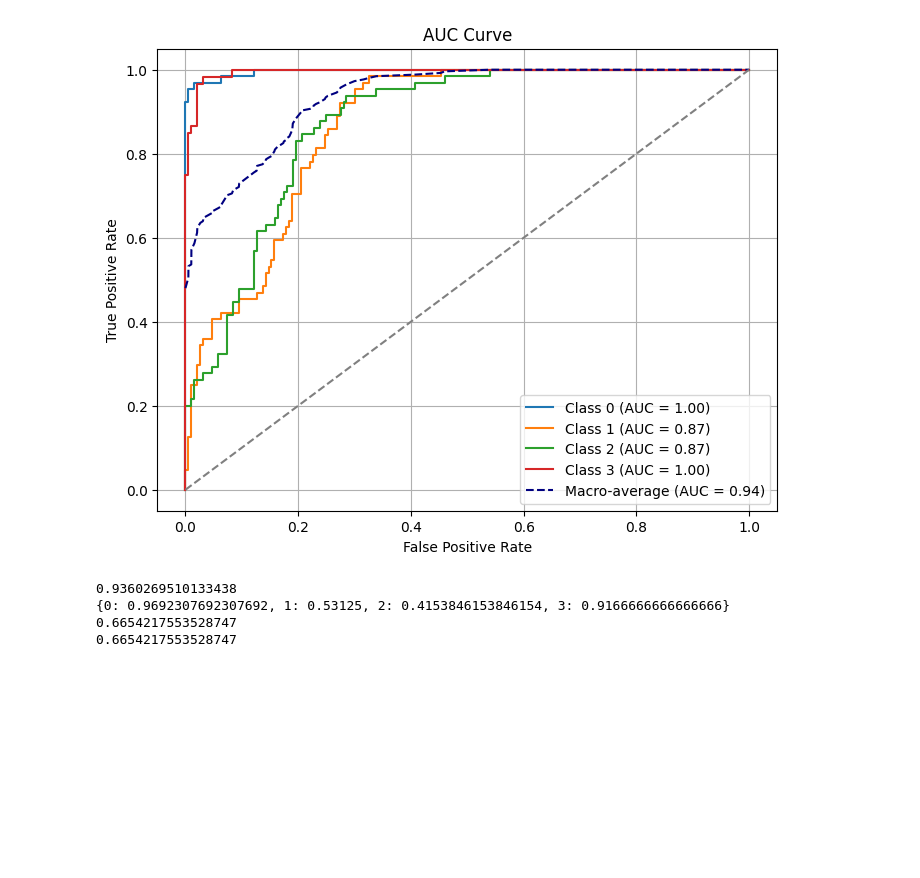
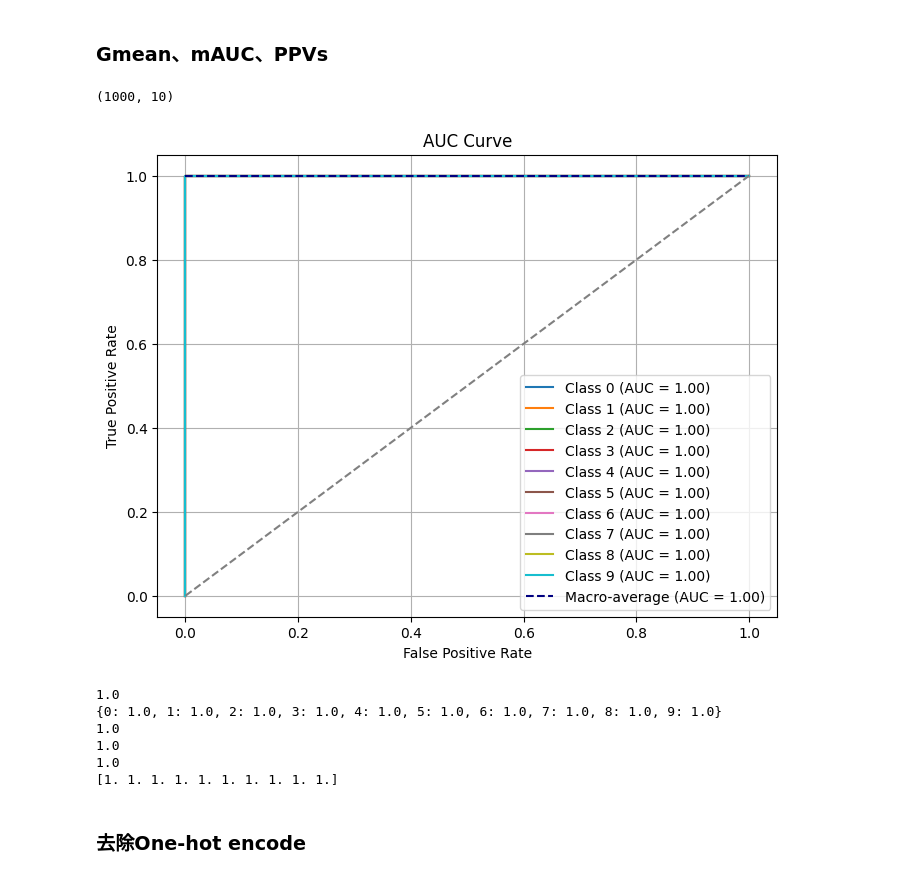
Before and after one commit to zhaishichao/InstanceSelection, a Jupyter notebook: testbeb/auc.ipynb, the cells around one changed output. Cells and saved outputs as stored; diff of their text form; code cells hidden in the pictures; blank space fills up the shorter version.

Commit message:
适应度评价修改为：Gmean、mAUC

```diff
--- a/testbeb/auc.ipynb
+++ b/testbeb/auc.ipynb
@@ -113,17 +98,18 @@ TypeError: missing a required argument: 'y_true'
+# %% [markdown]
+### Gmean、mAUC、PPVs
 # %%
 from scipy.stats import gmean
 from sklearn.datasets import load_iris
 from sklearn.model_selection import train_test_split
 from sklearn.preprocessing import StandardScaler, OneHotEncoder
 from sklearn.neural_network import MLPClassifier
-from sklearn.metrics import roc_auc_score, roc_curve, auc
+from sklearn.metrics import roc_auc_score, roc_curve, auc, precision_score,accuracy_score
 import numpy as np
 import matplotlib.pyplot as plt
 
-# Load iris dataset
 ################################################################加载数据集################################################
 # 数据集
-mat_data = sio.loadmat('../data/dataset/Vehicle.mat')
+mat_data = sio.loadmat('../data/dataset/LedDisplay.mat')
 # 提取变量
 dataset_x = mat_data['X']
 dataset_y = mat_data['Y'][:, 0]  # mat_data['Y']得到的形状为[n,1]，通过[:,0]，得到形状[n,]
@@ -131,7 +117,7 @@ dataset_y = mat_data['Y'][:, 0]  # mat_data['Y']得到的形状为[n,1]，通过
 # One-hot encode target variable
 encoder = OneHotEncoder(sparse_output=False)
 y_onehot = encoder.fit_transform(dataset_y.reshape(-1, 1))
-
+print(y_onehot.shape)
 # Split the dataset into training and testing sets
 X_train, X_test, y_train, y_test = train_test_split(dataset_x, y_onehot, test_size=0.3, random_state=42, stratify=dataset_y)
 
@@ -147,14 +133,23 @@ mlp.fit(X_train_scaled, y_train)
 # Predict probabilities for the test set
 # 计算m-AUC
 y_pred_proba = mlp.predict_proba(X_test_scaled)
+
+
 # 计算accuracy
 y_pred = mlp.predict(X_test_scaled)
 # Convert one-hot encoded test labels back to single class labels
 y_test_labels = np.argmax(y_test, axis=1)
 y_pred_labels = np.argmax(y_pred, axis=1)
+
+
+# 计算每个类别的 Precision
+class_precisions = precision_score(y_test_labels, y_pred_labels, average=None)
+
+
 class_accuracies = {}
 for class_label in np.unique(y_test_labels):
     indices = (y_test_labels == class_label)
+
     class_accuracies[class_label] = accuracy_score(y_test_labels[indices], y_pred_labels[indices])
 # Compute AUC for each class
 fpr = {}
@@ -171,35 +166,43 @@ mean_tpr = np.zeros_like(all_fpr)
 for i in range(y_onehot.shape[1]):
     mean_tpr += np.interp(all_fpr, fpr[i], tpr[i])
 mean_tpr /= y_onehot.shape[1]
 macro_auc = auc(all_fpr, mean_tpr)
 
 # Plot AUC curves
 plt.figure(figsize=(8, 6))
 for i in range(y_onehot.shape[1]):
     plt.plot(fpr[i], tpr[i], label=f'Class {i} (AUC = {roc_auc[i]:.2f})')
 plt.plot(all_fpr, mean_tpr, label=f'Macro-average (AUC = {macro_auc:.2f})', linestyle='--', color='navy')
 plt.plot([0, 1], [0, 1], color='gray', linestyle='--')
 plt.xlabel('False Positive Rate')
 plt.ylabel('True Positive Rate')
 plt.title('AUC Curve')
 plt.legend(loc='lower right')
 plt.grid()
 plt.show()
 
 macro_auc
 class_accuracies
 # 计算几何平均准确率
 geometric_mean_accuracy_1 = np.prod(list(class_accuracies.values()))**(1 / len(class_accuracies))
 
 geometric_mean_accuracy_2=gmean(list(class_accuracies.values()))
+geometric_mean_accuracy_3=gmean(class_precisions)
 
 print(macro_auc)
 print(class_accuracies)
 print(geometric_mean_accuracy_1)
 print(geometric_mean_accuracy_2)
+print(geometric_mean_accuracy_3)
+print(class_precisions)
 # %% [output]
+(1000, 10)
-[figure, old version]
+[figure, new version]
-0.9360269510133438
-{0: 0.9692307692307692, 1: 0.53125, 2: 0.4153846153846154, 3: 0.9166666666666666}
-0.6654217553528747
-0.6654217553528747
+1.0
+{0: 1.0, 1: 1.0, 2: 1.0, 3: 1.0, 4: 1.0, 5: 1.0, 6: 1.0, 7: 1.0, 8: 1.0, 9: 1.0}
+1.0
+1.0
+1.0
+[1. 1. 1. 1. 1. 1. 1. 1. 1. 1.]
+# %% [markdown]
+### 去除One-hot encode
```
Also changed, not shown: parts of 4 cells of this notebook, 2 other files.
